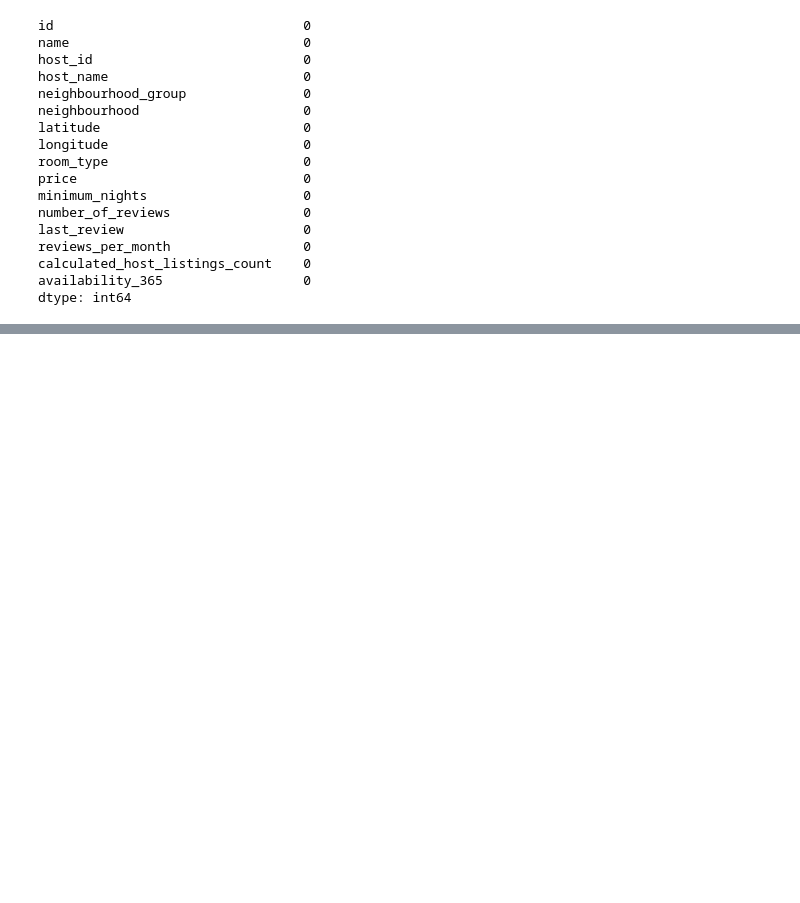
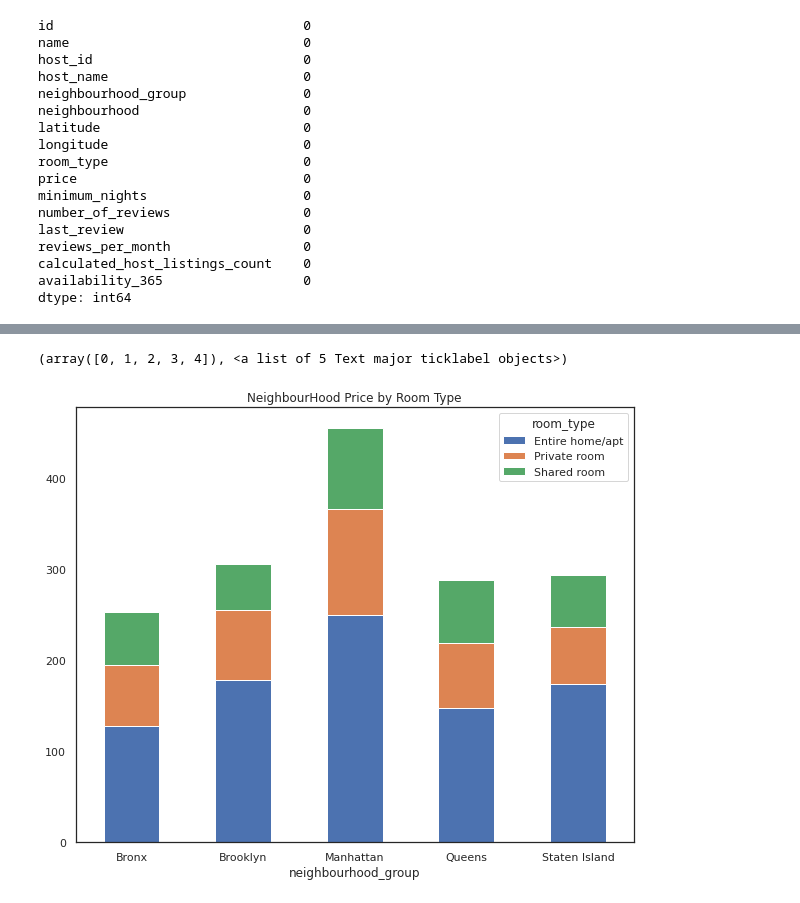
Before and after one commit to sourabhumarani/airbnb-booking, a Jupyter notebook: Airbnb_Bookings.ipynb, the cells around one changed output, grey strips where cells are left out. Saved outputs shown, nothing was run; the diff lists cells and outputs as text; code cells hidden in the pictures; blank space fills up the shorter version.

```diff
--- a/Airbnb_Bookings.ipynb
+++ b/Airbnb_Bookings.ipynb
@@ -236,0 +390,5 @@ df.shape
+# %%
+df23 = df.groupby(['neighbourhood_group','room_type'])['price'].mean().sort_values().unstack()
+
+df23.sort_values('room_type', axis=1, ascending=True)
+# df23.sort_values(by='room_type', axis=1, ascending=True)
@@ -236,0 +403,9 @@ df.shape
+# %%
+df23.plot(kind='bar', stacked=True)
+plt.title('NeighbourHood Price by Room Type')
+plt.xticks(rotation=0, ha='center')
+
+# df23.plot.bar(stacked=True, title='QWERTY', color=("orange", "cyan"))
+# %% [output]
+(array([0, 1, 2, 3, 4]), <a list of 5 Text major ticklabel objects>)
+[figure, added]
```
Also changed, not shown: parts of 36 cells of this notebook.
